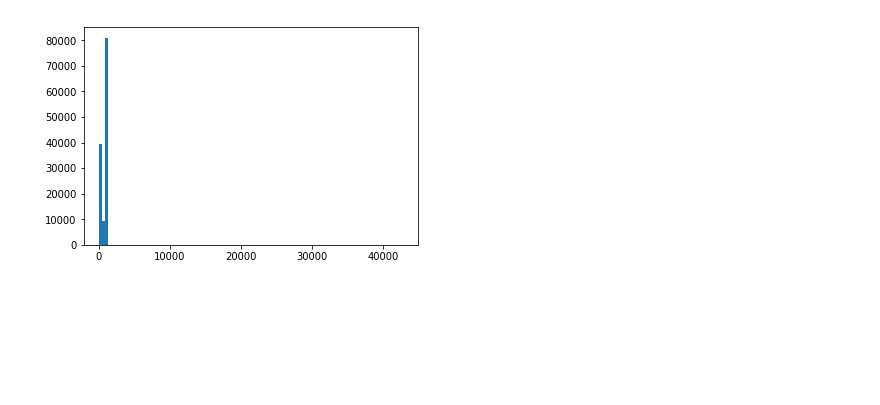
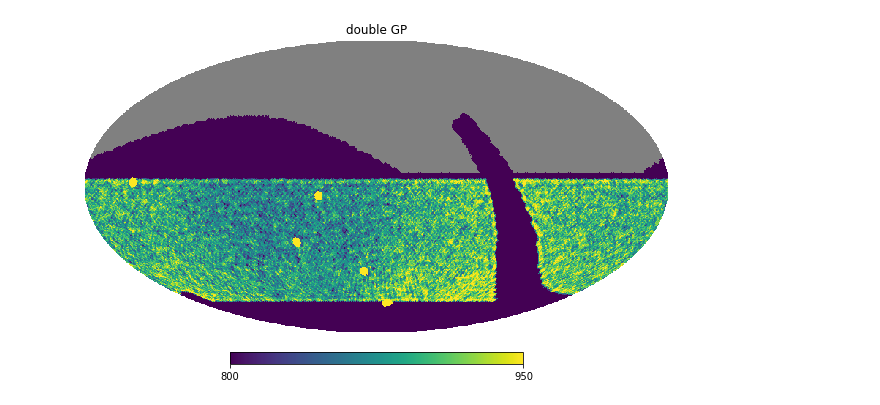
Before and after one commit to lsst-sims/sims_featureScheduler_runs1.4, a Jupyter notebook: wfd_vary/comapre.ipynb, the cells around one changed output. Saved outputs shown, nothing was run; the diff lists cells and outputs as text; code cells hidden in the pictures; blank space fills up the shorter version.

```diff
--- a/wfd_vary/comapre.ipynb
+++ b/wfd_vary/comapre.ipynb
@@ -65,4 +62,6 @@ hp.mollview(mvs[2], max=920, min=800, title=labels[1])
-# %%
-ack=plt.hist(mvs[0], bins=100)
-# %% [output]
-[figure, removed]
+# %%
+# The point here is that doubling the GP weight was "free" in the sense that while there are fewer WFD observations, the WFD is now more uniform
+i=2
+hp.mollview(mvs[i], max=950, min=800, title=labels[i])
+# %% [output]
+[figure, added]
```
Also changed, not shown: parts of 8 cells of this notebook.
